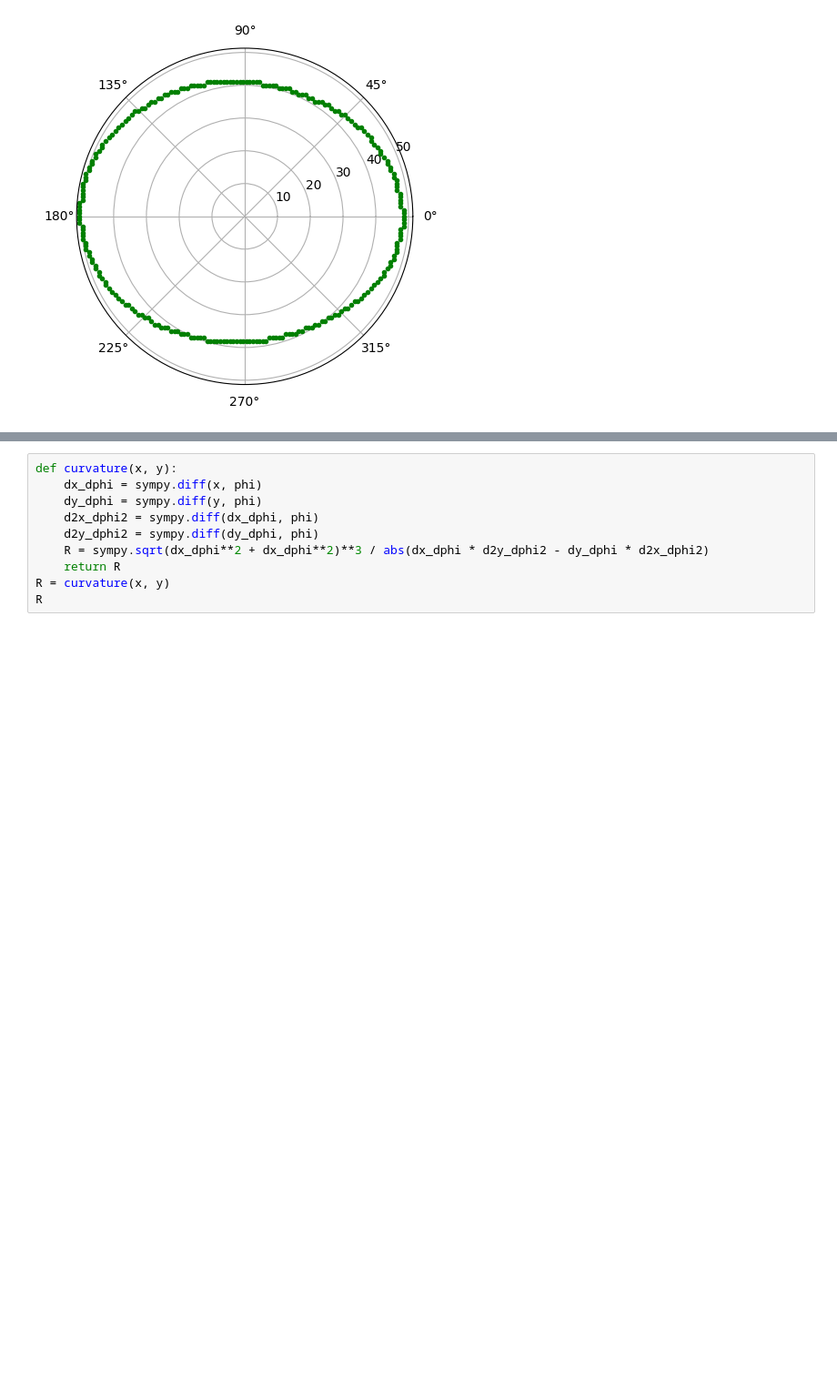
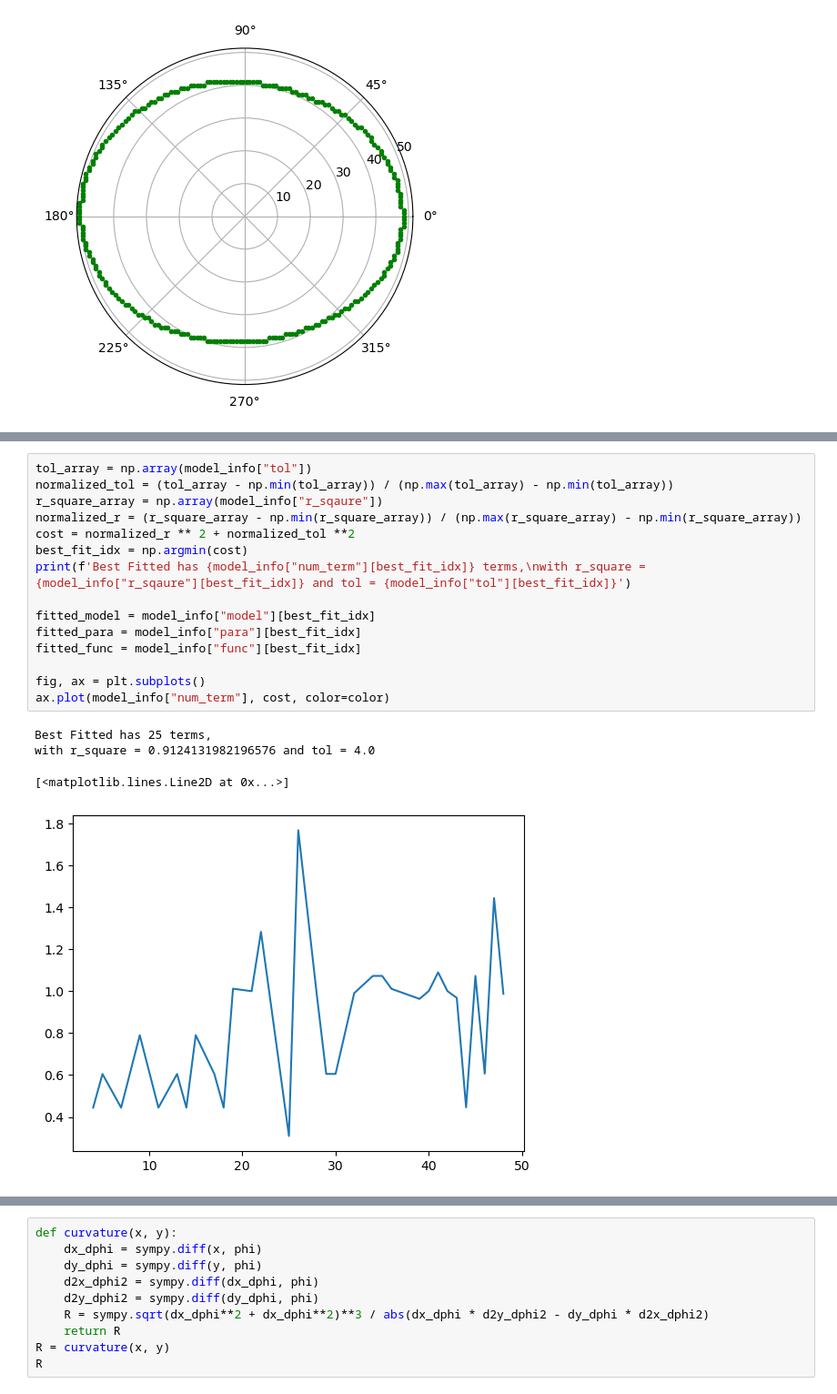
Before and after one commit to RequieMa/EggShapeAnalyser, a Jupyter notebook: main.ipynb, the cells around one changed output, grey strips where cells are left out. Shown: that part at 91% size. Cells and saved outputs as stored; diff of their text form; blank space fills up the shorter version.

```diff
--- a/main.ipynb
+++ b/main.ipynb
@@ -80 +133,21 @@ plt.plot(num_term, r_sqaure, color='green', ls='-')
+# %%
+tol_array = np.array(model_info["tol"])
+normalized_tol = (tol_array - np.min(tol_array)) / (np.max(tol_array) - np.min(tol_array))
+r_square_array = np.array(model_info["r_sqaure"])
+normalized_r = (r_square_array - np.min(r_square_array)) / (np.max(r_square_array) - np.min(r_square_array))
+cost = normalized_r ** 2 + normalized_tol **2
+best_fit_idx = np.argmin(cost)
+print(f'Best Fitted has {model_info["num_term"][best_fit_idx]} terms,\nwith r_square = {model_info["r_sqaure"][best_fit_idx]} and tol = {model_info["tol"][best_fit_idx]}')
+
+fitted_model = model_info["model"][best_fit_idx]
+fitted_para = model_info["para"][best_fit_idx]
+fitted_func = model_info["func"][best_fit_idx]
+
+fig, ax = plt.subplots()
+ax.plot(model_info["num_term"], cost, color=color)
+# %% [output]
+Best Fitted has 25 terms,
+with r_square = 0.9124131982196576 and tol = 4.0
+[<matplotlib.lines.Line2D at 0x...>]
+[figure, added]
 # %%
```
Also changed, not shown: parts of 15 cells of this notebook.
